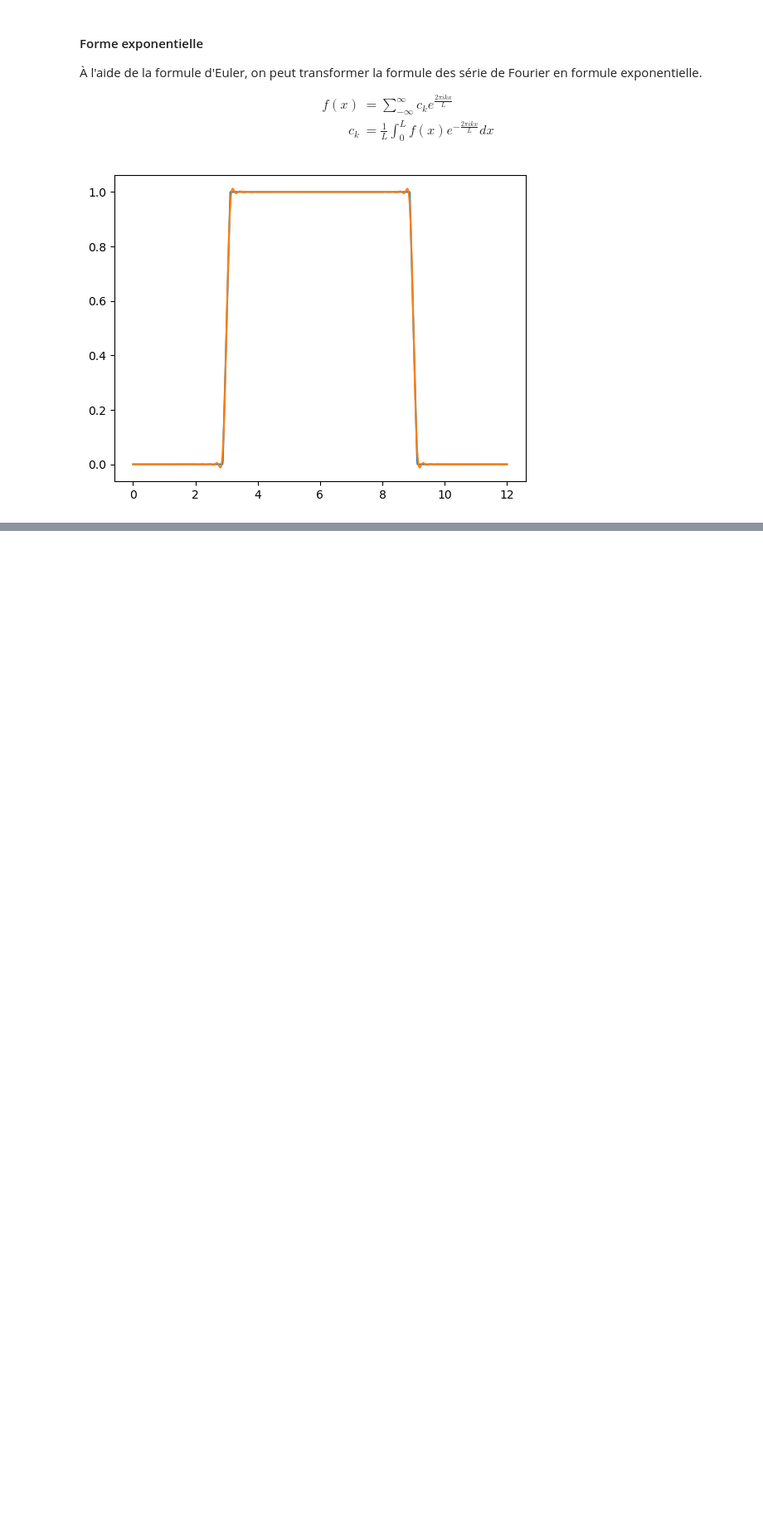
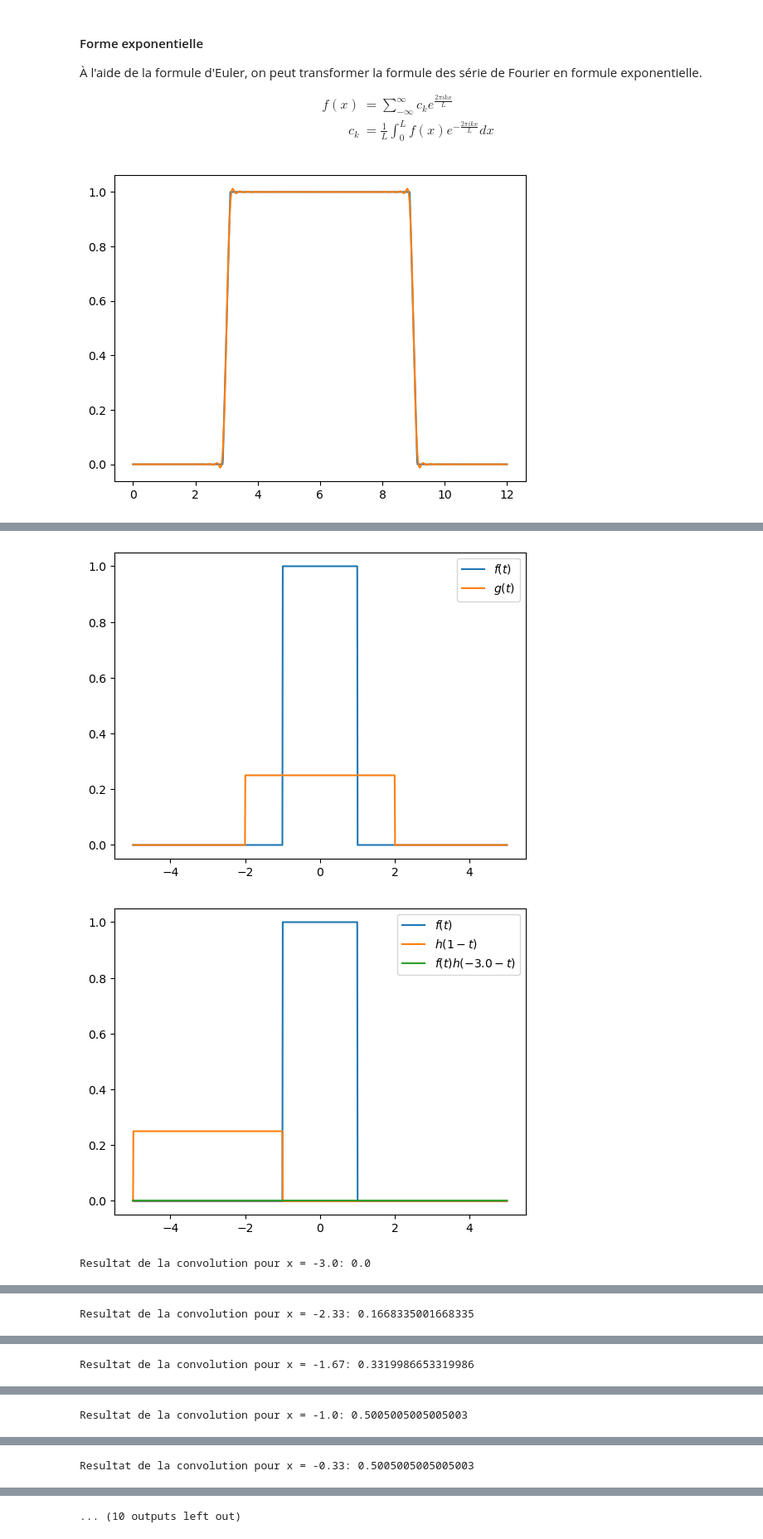
Before and after one commit to Zach3292/Calcul3, a Jupyter notebook: Note de cours.ipynb, the cells around one changed output, grey strips where cells are left out. Shown at 83% size. Cells and saved outputs as stored; diff of their text form; code cells hidden in the pictures; blank space fills up the shorter version.

```diff
--- a/Note de cours.ipynb
+++ b/Note de cours.ipynb
@@ -1290,0 +1390,49 @@ plt.show()
+# %%
+import numpy as np
+import matplotlib.pyplot as plt
+import scipy.integrate as scpint
+
+t = np.linspace(-5, 5, 1000)
+x = np.linspace(-3, 3, 10)
+
+f = np.piecewise(t, [np.abs(t) < 1, np.abs(t) > 1], [1, 0])
+g = np.piecewise(t, [np.abs(t) < 2, np.abs(t) > 2], [0.25, 0])
+
+plt.plot(t, f, label=r'$f(t)$')
+plt.plot(t, g, label=r'$g(t)$')
+
+plt.legend()
+plt.show()
+
+for i in range(x.shape[0]):
+    f = np.piecewise(t, [np.abs(t) < 1, np.abs(t) > 1], [1, 0])
+    h = np.piecewise(x[i]-t, [np.abs(x[i]-t) < 2, np.abs(x[i]-t) > 2], [0.25, 0])
+
+    plt.plot(t, f, label=r'$f(t)$')
+    plt.plot(t, h, label=r'$h(1-t)$')
+    plt.plot(t, f * h, label=f'$f(t)h( {round(x[i],2)} - t)$')
+
+    plt.fill_between(t, f * h, color="tomato")
+    plt.legend()
+    plt.show()
+
+    print(f"Resultat de la convolution pour x = {round(x[i],2)}:",scpint.simpson(f*h,t))
+
+x = np.linspace(-5, 5, 1000)
+h = np.zeros_like(x)
+
+for i in range(x.shape[0]):
+    g_x = np.piecewise(x[i]-t, [np.abs(x[i]-t) < 2, np.abs(x[i]-t) > 2], [0.25, 0])
+
+    h[i] = scpint.simpson(f * g_x, t)
+
+plt.plot(t, f, label=r'$f(t)$')
+plt.plot(t, g, label=r'$g(t)$')
+plt.plot(t, h, label=r'$f(t) * g(t)$')
+
+plt.legend()
+plt.show()
+# %% [output]
+[figure, added]
+[figure, added]
+Resultat de la convolution pour x = -3.0: 0.0
@@ -1290,0 +1440 @@ plt.show()
+Resultat de la convolution pour x = -2.33: 0.1668335001668335
@@ -1290,0 +1442 @@ plt.show()
+Resultat de la convolution pour x = -1.67: 0.3319986653319986
@@ -1290,0 +1444 @@ plt.show()
+Resultat de la convolution pour x = -1.0: 0.5005005005005003
@@ -1290,0 +1446 @@ plt.show()
+Resultat de la convolution pour x = -0.33: 0.5005005005005003
@@ -1290,0 +1448 @@ plt.show()
+... (10 outputs left out)
```
Also changed, not shown: parts of 7 cells of this notebook, 1 other file.
